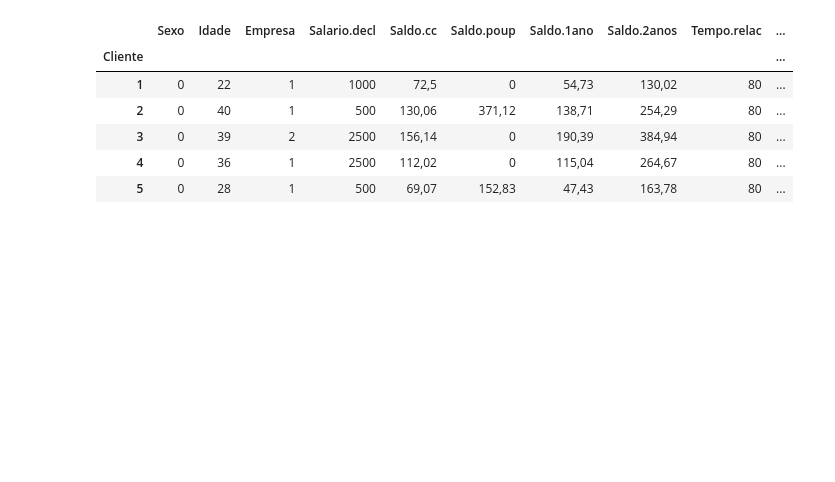
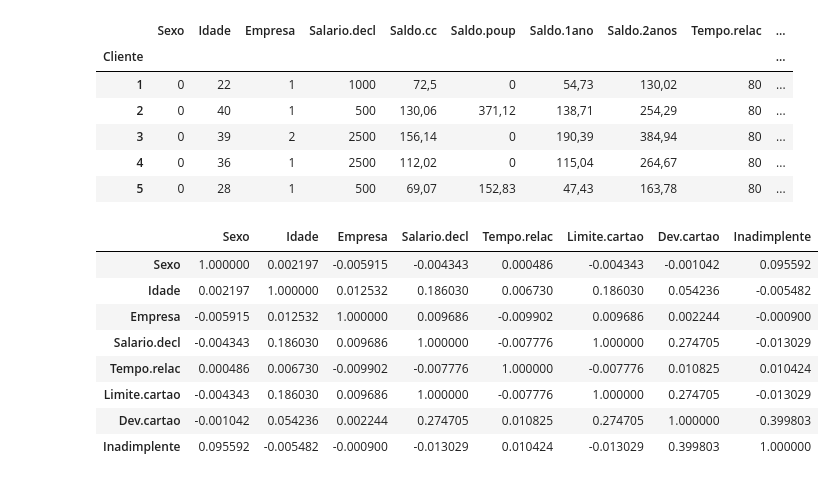
Before and after one commit to claupereirajr/behavior_scoring, a Jupyter notebook: Scritps - clients.ipynb, the cells around one changed output. Saved outputs shown, nothing was run; the diff lists cells and outputs as text; code cells hidden in the pictures; blank space fills up the shorter version.

```diff
--- a/Scritps - clients.ipynb
+++ b/Scritps - clients.ipynb
@@ -16,3 +17,16 @@ df.head()
 | 3 | 0 | 39 | 2 | 2500 | 156,14 | 0 | 190,39 | 384,94 | 80 | ... |
 | 4 | 0 | 36 | 1 | 2500 | 112,02 | 0 | 115,04 | 264,67 | 80 | ... |
 | 5 | 0 | 28 | 1 | 500 | 69,07 | 152,83 | 47,43 | 163,78 | 80 | ... |
+# %%
+corre = df.corr()
+corre
+# %% [output]
+|  | Sexo | Idade | Empresa | Salario.decl | Tempo.relac | Limite.cartao | Dev.cartao | Inadimplente |
+| Sexo | 1.000000 | 0.002197 | -0.005915 | -0.004343 | 0.000486 | -0.004343 | -0.001042 | 0.095592 |
+| Idade | 0.002197 | 1.000000 | 0.012532 | 0.186030 | 0.006730 | 0.186030 | 0.054236 | -0.005482 |
+| Empresa | -0.005915 | 0.012532 | 1.000000 | 0.009686 | -0.009902 | 0.009686 | 0.002244 | -0.000900 |
+| Salario.decl | -0.004343 | 0.186030 | 0.009686 | 1.000000 | -0.007776 | 1.000000 | 0.274705 | -0.013029 |
+| Tempo.relac | 0.000486 | 0.006730 | -0.009902 | -0.007776 | 1.000000 | -0.007776 | 0.010825 | 0.010424 |
+| Limite.cartao | -0.004343 | 0.186030 | 0.009686 | 1.000000 | -0.007776 | 1.000000 | 0.274705 | -0.013029 |
+| Dev.cartao | -0.001042 | 0.054236 | 0.002244 | 0.274705 | 0.010825 | 0.274705 | 1.000000 | 0.399803 |
+| Inadimplente | 0.095592 | -0.005482 | -0.000900 | -0.013029 | 0.010424 | -0.013029 | 0.399803 | 1.000000 |
```
Also changed, not shown: parts of 2 cells of this notebook.
